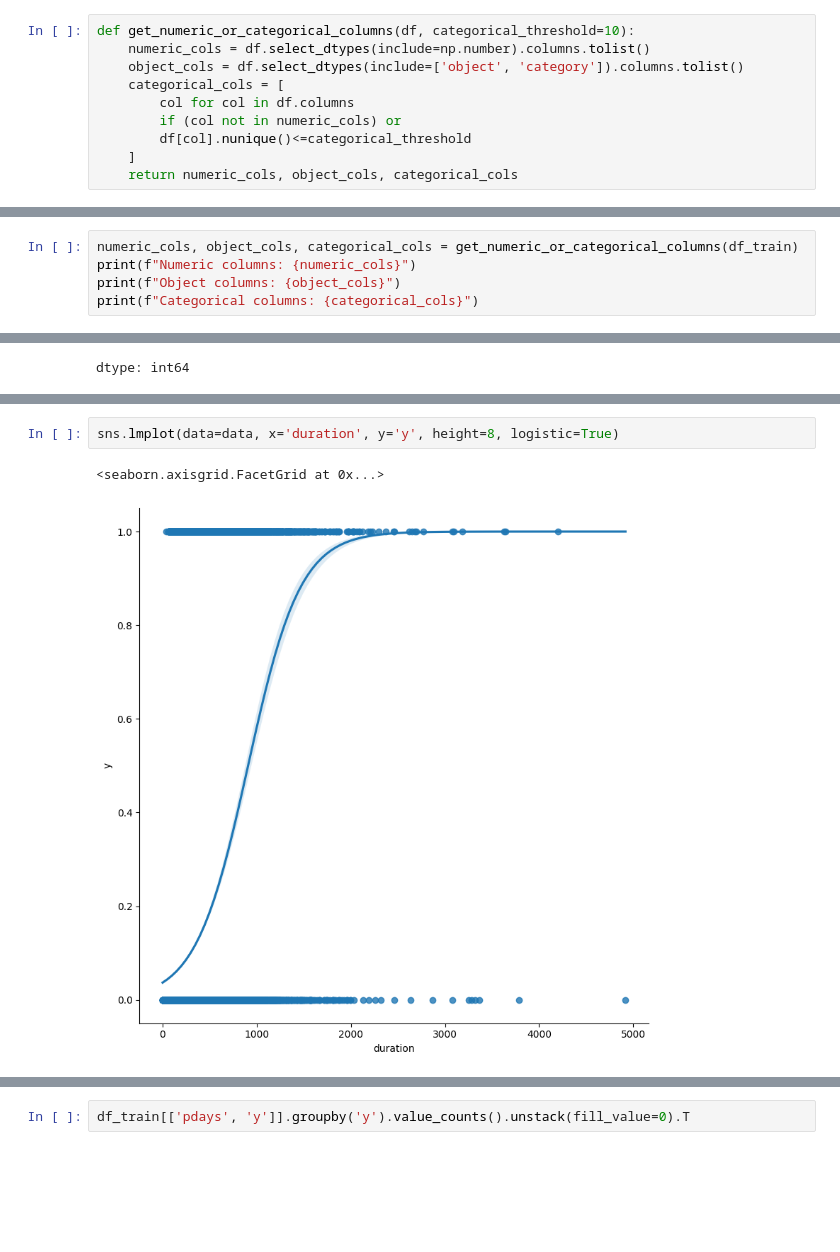
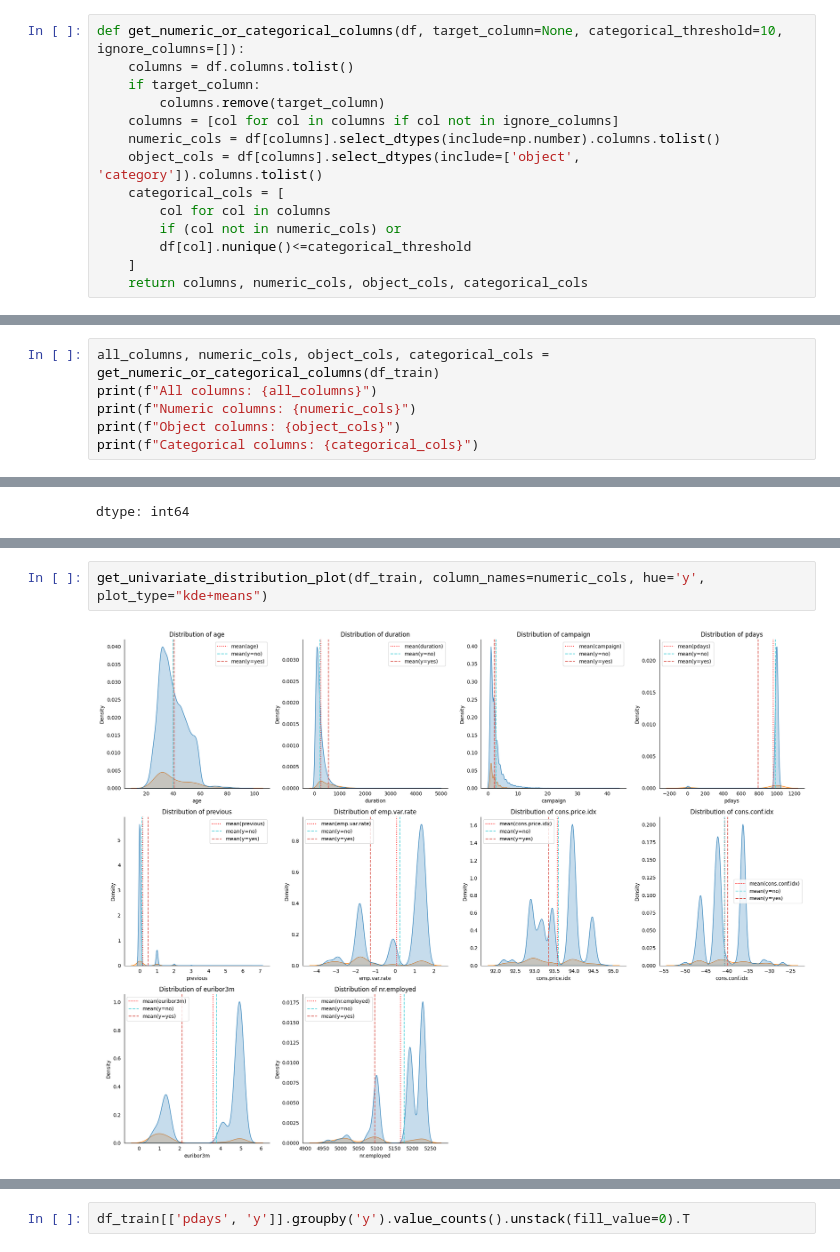
Before and after one commit to sauravkokane/Bank-Calls-Success-predictions, a Jupyter notebook: Bank_Calls_Success_predictions.ipynb, the cells around one changed output, grey strips where cells are left out. Drawn from its saved outputs; the diff is of its cells as text; blank space fills up the shorter version.

```diff
--- a/Bank_Calls_Success_predictions.ipynb
+++ b/Bank_Calls_Success_predictions.ipynb
@@ -126,15 +126,19 @@ df_train, df_test, df_val = load_data(DATASET_FOLDER_PATH, ";")
 # %% [markdown]
 #### Exploration
 # %%
-def get_numeric_or_categorical_columns(df, categorical_threshold=10):
-    numeric_cols = df.select_dtypes(include=np.number).columns.tolist()
-    object_cols = df.select_dtypes(include=['object', 'category']).columns.tolist()
+def get_numeric_or_categorical_columns(df, target_column=None, categorical_threshold=10, ignore_columns=[]):
+    columns = df.columns.tolist()
+    if target_column:
+        columns.remove(target_column)
+    columns = [col for col in columns if col not in ignore_columns]
+    numeric_cols = df[columns].select_dtypes(include=np.number).columns.tolist()
+    object_cols = df[columns].select_dtypes(include=['object', 'category']).columns.tolist()
     categorical_cols = [
-        col for col in df.columns
+        col for col in columns
         if (col not in numeric_cols) or
         df[col].nunique()<=categorical_threshold
     ]
-    return numeric_cols, object_cols, categorical_cols
+    return columns, numeric_cols, object_cols, categorical_cols
 # %%
 def calculate_woe(df, feature, target):
     unique_targets = df[target].unique()
@@ -681,7 +816,8 @@ Index(['age', 'job', 'marital', 'education', 'default', 'housing', 'loan',
        'cons.conf.idx', 'euribor3m', 'nr.employed', 'y'],
       dtype='object')
 # %%
-numeric_cols, object_cols, categorical_cols = get_numeric_or_categorical_columns(df_train)
+all_columns, numeric_cols, object_cols, categorical_cols = get_numeric_or_categorical_columns(df_train)
+print(f"All columns: {all_columns}")
 print(f"Numeric columns: {numeric_cols}")
 print(f"Object columns: {object_cols}")
 print(f"Categorical columns: {categorical_cols}")
@@ -774,5 +892,4 @@ data.head()
-# %%
-sns.lmplot(data=data, x='duration', y='y', height=8, logistic=True)
-# %% [output]
-<seaborn.axisgrid.FacetGrid at 0x...>
-[figure, removed]
+# %%
+get_univariate_distribution_plot(df_train, column_names=numeric_cols, hue='y', plot_type="kde+means")
+# %% [output]
+[figure, added]
```
Also changed, not shown: parts of 85 cells of this notebook.
